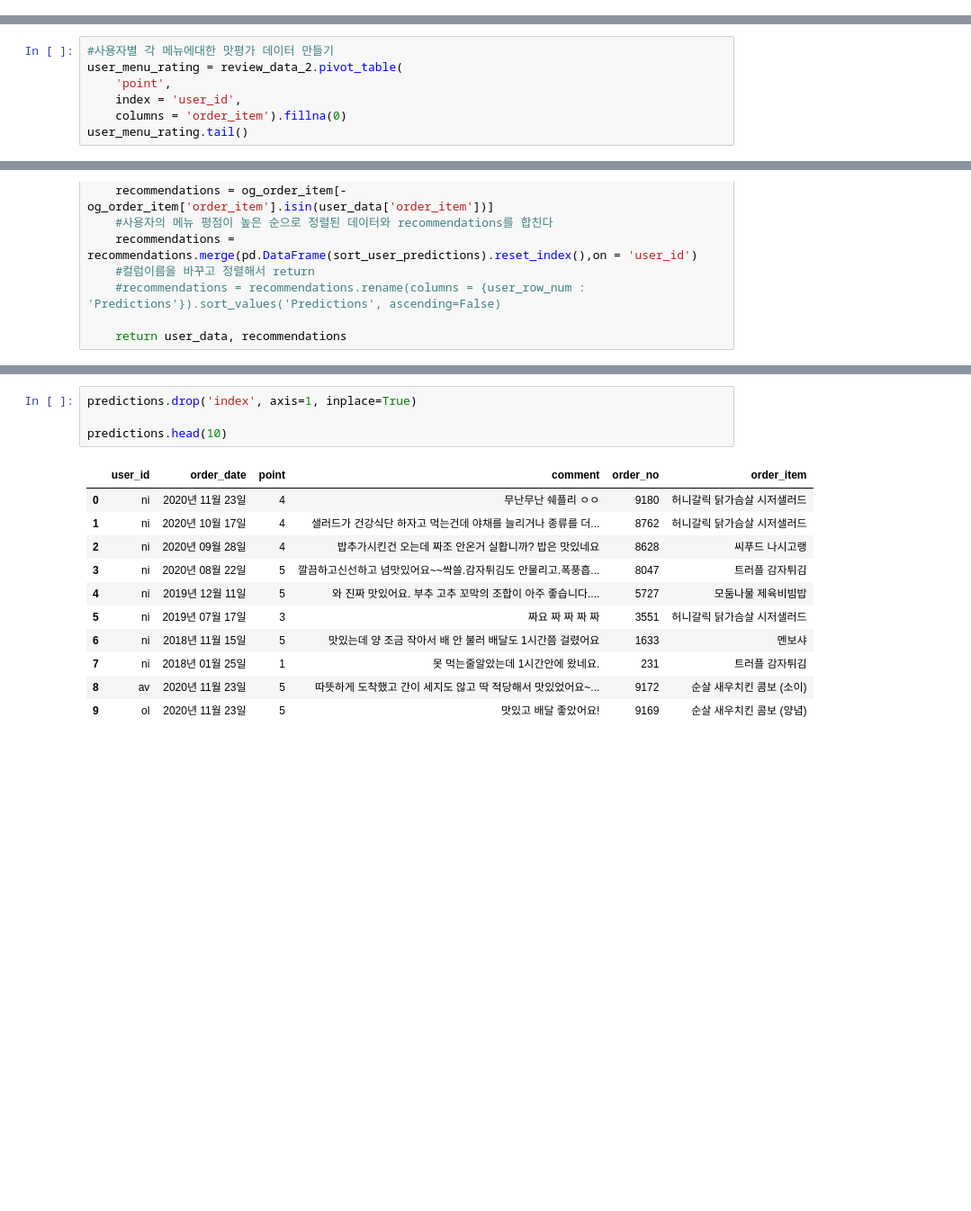
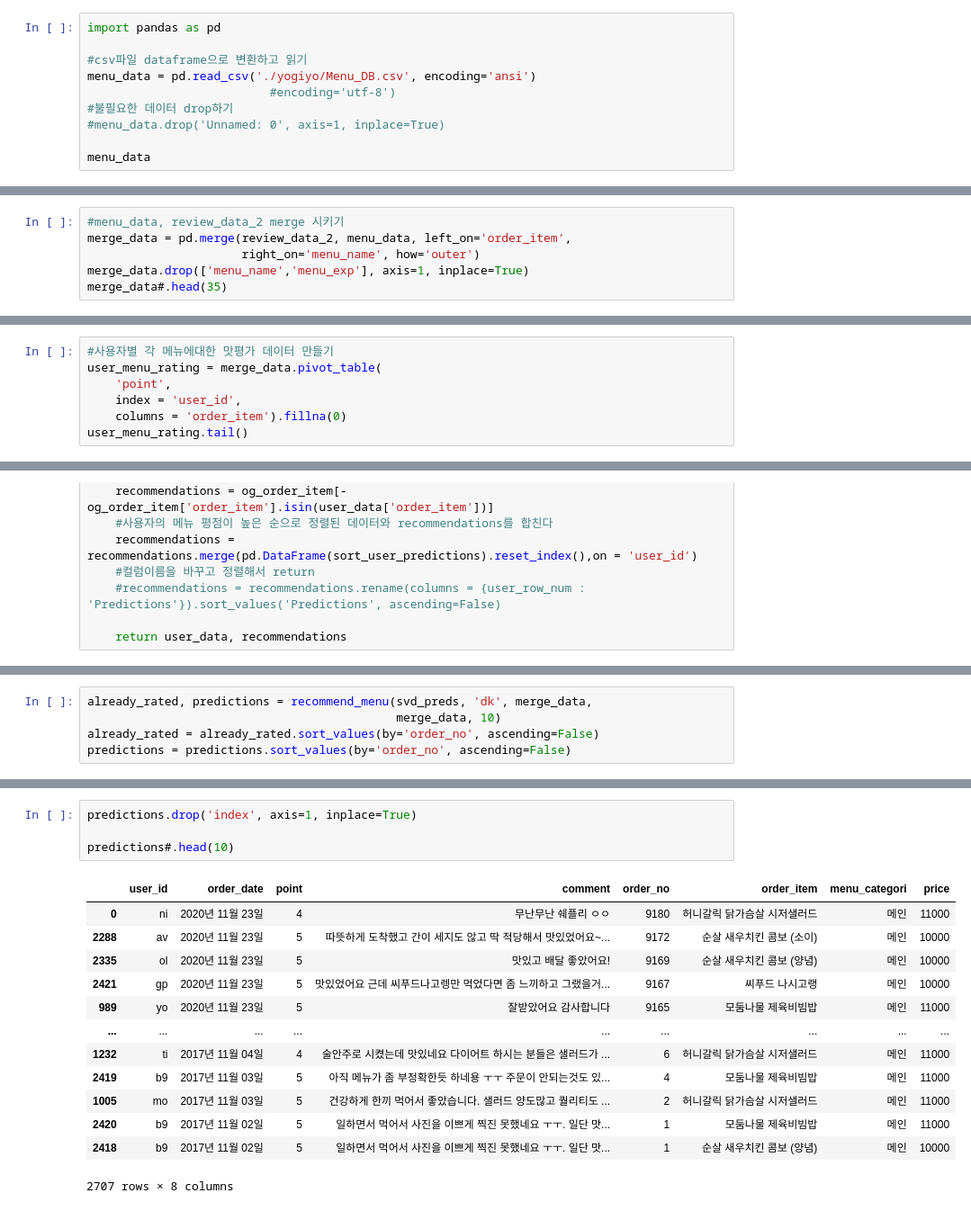
Before and after one commit to lee-dk/Final_Project, a Jupyter notebook: yogiyo/yogiyo.ipynb, the cells around one changed output, grey strips where cells are left out. Shown at 90% size. Saved outputs shown, nothing was run; the diff lists cells and outputs as text; blank space fills up the shorter version.

Commit message:
20201205_csv merge시켜서 카테고리별 확인가능하도록 수정

```diff
--- a/yogiyo/yogiyo.ipynb
+++ b/yogiyo/yogiyo.ipynb
@@ -225,3 +225,13 @@ review_data_2#.head(5)
 | 15293 | b9 | 2017년 11월 02일 | 5 | 일하면서 먹어서 사진을 이쁘게 찍진 못했네요 ㅜㅜ. 일단 맛... | 1 | 순살 새우치킨 콤보 (양념) |
 | 15294 | b9 | 2017년 11월 02일 | 5 | 일하면서 먹어서 사진을 이쁘게 찍진 못했네요 ㅜㅜ. 일단 맛... | 1 | 코카콜라 |
 15295 rows × 6 columns
+# %%
+import pandas as pd
+
+#csv파일 dataframe으로 변환하고 읽기
+menu_data = pd.read_csv('./yogiyo/Menu_DB.csv', encoding='ansi')
+                          #encoding='utf-8')
+#불필요한 데이터 drop하기
+#menu_data.drop('Unnamed: 0', axis=1, inplace=True)
+
+menu_data
@@ -227,0 +256,6 @@ review_data_2#.head(5)
+# %%
+#menu_data, review_data_2 merge 시키기
+merge_data = pd.merge(review_data_2, menu_data, left_on='order_item',
+                      right_on='menu_name', how='outer')
+merge_data.drop(['menu_name','menu_exp'], axis=1, inplace=True)
+merge_data#.head(35)
@@ -228,6 +276,6 @@ review_data_2#.head(5)
 # %%
 #사용자별 각 메뉴에대한 맛평가 데이터 만들기
-user_menu_rating = review_data_2.pivot_table(
+user_menu_rating = merge_data.pivot_table(
     'point',
     index = 'user_id',
     columns = 'order_item').fillna(0)
@@ -358,3 +404,8 @@ already_rated, predictions = recommend_menu(svd_preds, 'dk', review_data_2, revi
+# %%
+already_rated, predictions = recommend_menu(svd_preds, 'dk', merge_data,
+                                            merge_data, 10)
+already_rated = already_rated.sort_values(by='order_no', ascending=False)
+predictions = predictions.sort_values(by='order_no', ascending=False)
 # %%
 already_rated
 # %% [output]
@@ -378,16 +429,18 @@ already_rated
 # %%
 predictions.drop('index', axis=1, inplace=True)
 
-predictions.head(10)
+predictions#.head(10)
 # %% [output]
-|  | user_id | order_date | point | comment | order_no | order_item |
-| 0 | ni | 2020년 11월 23일 | 4 | 무난무난 쉐플리 ㅇㅇ | 9180 | 허니갈릭 닭가슴살 시저샐러드 |
-| 1 | ni | 2020년 10월 17일 | 4 | 샐러드가 건강식단 하자고 먹는건데 야채를 늘리거나 종류를 더... | 8762 | 허니갈릭 닭가슴살 시저샐러드 |
-| 2 | ni | 2020년 09월 28일 | 4 | 밥추가시킨건 오는데 짜조 안온거 실홥니까? 밥은 맛있네요 | 8628 | 씨푸드 나시고랭 |
-| 3 | ni | 2020년 08월 22일 | 5 | 깔끔하고신선하고 넘맛있어요~~싹쓸.감자튀김도 안물리고.폭풍흡... | 8047 | 트러플 감자튀김 |
-| 4 | ni | 2019년 12월 11일 | 5 | 와 진짜 맛있어요. 부추 고추 꼬막의 조합이 아주 좋습니다.... | 5727 | 모둠나물 제육비빔밥 |
-| 5 | ni | 2019년 07월 17일 | 3 | 짜요 짜 짜 짜 짜 | 3551 | 허니갈릭 닭가슴살 시저샐러드 |
-| 6 | ni | 2018년 11월 15일 | 5 | 맛있는데 양 조금 작아서 배 안 불러 배달도 1시간쯤 걸렸어요 | 1633 | 멘보샤 |
-| 7 | ni | 2018년 01월 25일 | 1 | 못 먹는줄알았는데 1시간안에 왔네요. | 231 | 트러플 감자튀김 |
-| 8 | av | 2020년 11월 23일 | 5 | 따뜻하게 도착했고 간이 세지도 않고 딱 적당해서 맛있었어요~... | 9172 | 순살 새우치킨 콤보 (소이) |
-| 9 | ol | 2020년 11월 23일 | 5 | 맛있고 배달 좋았어요! | 9169 | 순살 새우치킨 콤보 (양념) |
+|  | user_id | order_date | point | comment | order_no | order_item | menu_categori | price |
+| 0 | ni | 2020년 11월 23일 | 4 | 무난무난 쉐플리 ㅇㅇ | 9180 | 허니갈릭 닭가슴살 시저샐러드 | 메인 | 11000 |
+| 2288 | av | 2020년 11월 23일 | 5 | 따뜻하게 도착했고 간이 세지도 않고 딱 적당해서 맛있었어요~... | 9172 | 순살 새우치킨 콤보 (소이) | 메인 | 10000 |
+| 2335 | ol | 2020년 11월 23일 | 5 | 맛있고 배달 좋았어요! | 9169 | 순살 새우치킨 콤보 (양념) | 메인 | 10000 |
+| 2421 | gp | 2020년 11월 23일 | 5 | 맛있었어요 근데 씨푸드나고렝만 먹었다면 좀 느끼하고 그랬을거... | 9167 | 씨푸드 나시고랭 | 메인 | 10000 |
+| 989 | yo | 2020년 11월 23일 | 5 | 잘받았어요 감사합니다 | 9165 | 모둠나물 제육비빔밥 | 메인 | 11000 |
+| ... | ... | ... | ... | ... | ... | ... | ... | ... |
+| 1232 | ti | 2017년 11월 04일 | 4 | 술안주로 시켰는데 맛있네요 다이어트 하시는 분들은 샐러드가 ... | 6 | 허니갈릭 닭가슴살 시저샐러드 | 메인 | 11000 |
+| 2419 | b9 | 2017년 11월 03일 | 5 | 아직 메뉴가 좀 부정확한듯 하네용 ㅜㅜ 주문이 안되는것도 있... | 4 | 모둠나물 제육비빔밥 | 메인 | 11000 |
+| 1005 | mo | 2017년 11월 03일 | 5 | 건강하게 한끼 먹어서 좋았습니다. 샐러드 양도많고 퀄리티도 ... | 2 | 허니갈릭 닭가슴살 시저샐러드 | 메인 | 11000 |
+| 2420 | b9 | 2017년 11월 02일 | 5 | 일하면서 먹어서 사진을 이쁘게 찍진 못했네요 ㅜㅜ. 일단 맛... | 1 | 모둠나물 제육비빔밥 | 메인 | 11000 |
+| 2418 | b9 | 2017년 11월 02일 | 5 | 일하면서 먹어서 사진을 이쁘게 찍진 못했네요 ㅜㅜ. 일단 맛... | 1 | 순살 새우치킨 콤보 (양념) | 메인 | 10000 |
+2707 rows × 8 columns
```
Also changed, not shown: parts of 4 cells of this notebook.
